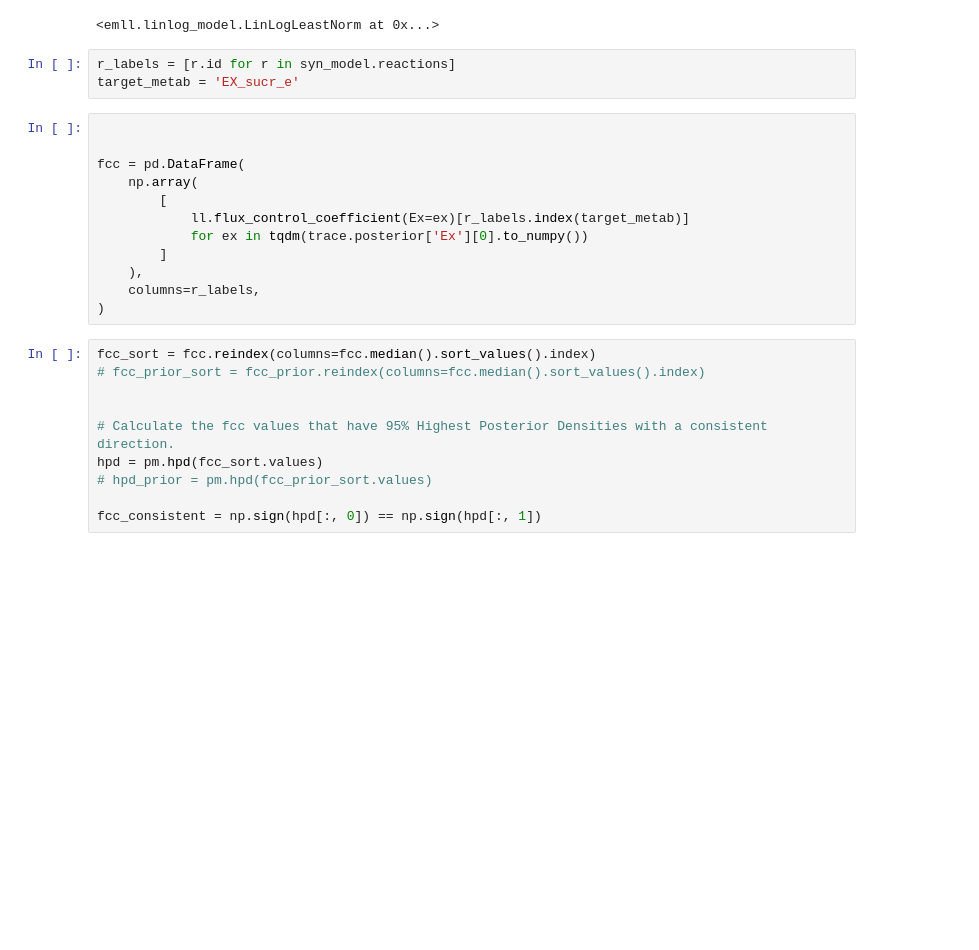
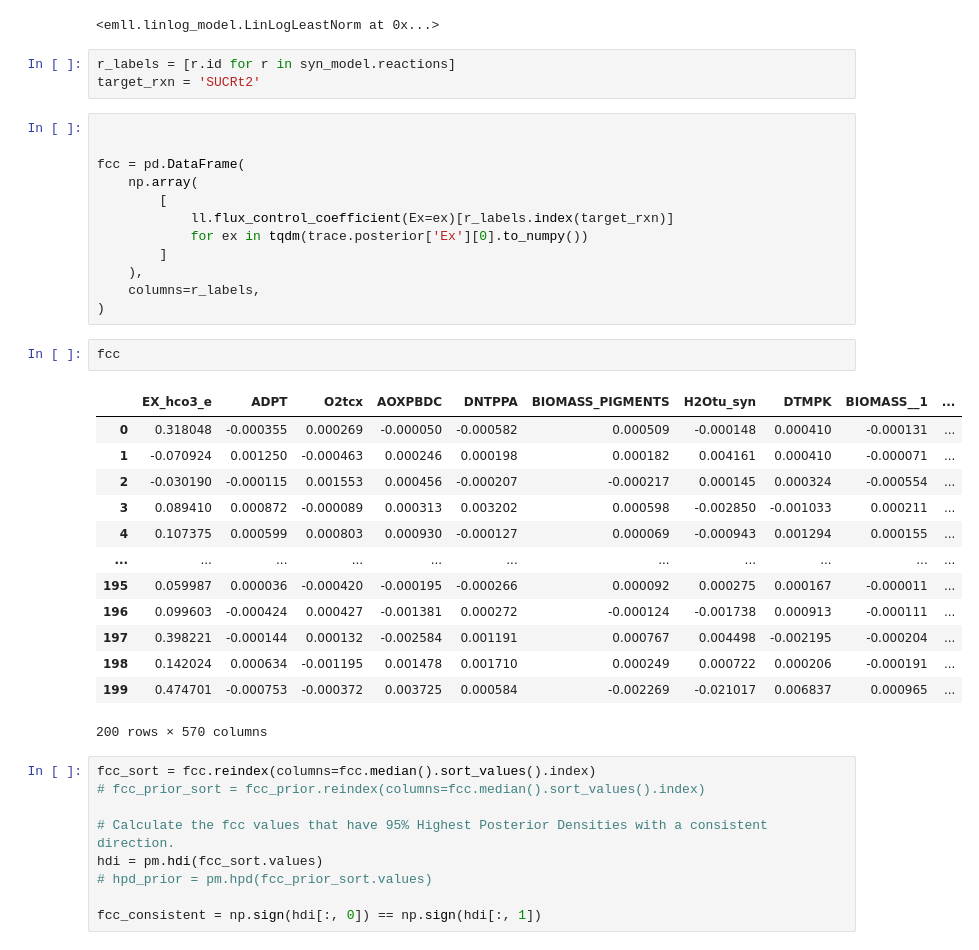
Before and after one commit to pnnl-predictive-phenomics/syn_bmca, a Jupyter notebook: src/make_postprocess_plots.ipynb, the cells around one changed output. Cells and saved outputs as stored; diff of their text form; blank space fills up the shorter version.

```diff
--- a/src/make_postprocess_plots.ipynb
+++ b/src/make_postprocess_plots.ipynb
@@ -94,26 +85,41 @@ ll
 <emll.linlog_model.LinLogLeastNorm at 0x...>
 # %%
 r_labels = [r.id for r in syn_model.reactions]
-target_metab = 'EX_sucr_e'
+target_rxn = 'SUCRt2'
 # %%
 
 
 fcc = pd.DataFrame(
     np.array(
         [
-            ll.flux_control_coefficient(Ex=ex)[r_labels.index(target_metab)]
+            ll.flux_control_coefficient(Ex=ex)[r_labels.index(target_rxn)]
             for ex in tqdm(trace.posterior['Ex'][0].to_numpy())
         ]
     ),
     columns=r_labels,
 )
+# %%
+fcc
+# %% [output]
+|  | EX_hco3_e | ADPT | O2tcx | AOXPBDC | DNTPPA | BIOMASS_PIGMENTS | H2Otu_syn | DTMPK | BIOMASS__1 | ... |
+| 0 | 0.318048 | -0.000355 | 0.000269 | -0.000050 | -0.000582 | 0.000509 | -0.000148 | 0.000410 | -0.000131 | ... |
+| 1 | -0.070924 | 0.001250 | -0.000463 | 0.000246 | 0.000198 | 0.000182 | 0.004161 | 0.000410 | -0.000071 | ... |
+| 2 | -0.030190 | -0.000115 | 0.001553 | 0.000456 | -0.000207 | -0.000217 | 0.000145 | 0.000324 | -0.000554 | ... |
+| 3 | 0.089410 | 0.000872 | -0.000089 | 0.000313 | 0.003202 | 0.000598 | -0.002850 | -0.001033 | 0.000211 | ... |
+| 4 | 0.107375 | 0.000599 | 0.000803 | 0.000930 | -0.000127 | 0.000069 | -0.000943 | 0.001294 | 0.000155 | ... |
+| ... | ... | ... | ... | ... | ... | ... | ... | ... | ... | ... |
+| 195 | 0.059987 | 0.000036 | -0.000420 | -0.000195 | -0.000266 | 0.000092 | 0.000275 | 0.000167 | -0.000011 | ... |
+| 196 | 0.099603 | -0.000424 | 0.000427 | -0.001381 | 0.000272 | -0.000124 | -0.001738 | 0.000913 | -0.000111 | ... |
+| 197 | 0.398221 | -0.000144 | 0.000132 | -0.002584 | 0.001191 | 0.000767 | 0.004498 | -0.002195 | -0.000204 | ... |
+| 198 | 0.142024 | 0.000634 | -0.001195 | 0.001478 | 0.001710 | 0.000249 | 0.000722 | 0.000206 | -0.000191 | ... |
+| 199 | 0.474701 | -0.000753 | -0.000372 | 0.003725 | 0.000584 | -0.002269 | -0.021017 | 0.006837 | 0.000965 | ... |
+200 rows × 570 columns
 # %%
 fcc_sort = fcc.reindex(columns=fcc.median().sort_values().index)
 # fcc_prior_sort = fcc_prior.reindex(columns=fcc.median().sort_values().index)
 
-
 # Calculate the fcc values that have 95% Highest Posterior Densities with a consistent direction.
-hpd = pm.hpd(fcc_sort.values)
+hdi = pm.hdi(fcc_sort.values)
 # hpd_prior = pm.hpd(fcc_prior_sort.values)
 
-fcc_consistent = np.sign(hpd[:, 0]) == np.sign(hpd[:, 1])
+fcc_consistent = np.sign(hdi[:, 0]) == np.sign(hdi[:, 1])
```
Also changed, not shown: parts of 7 cells of this notebook.
